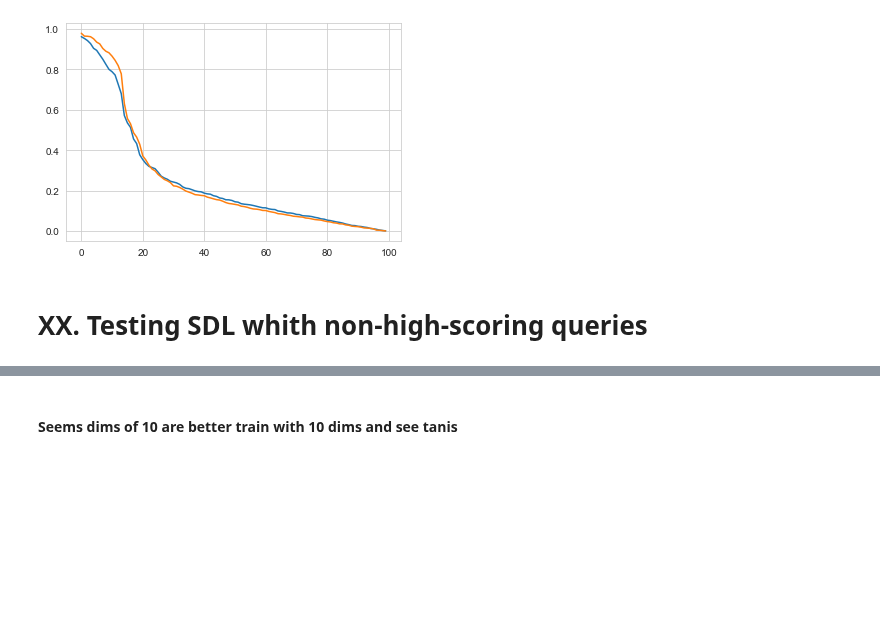
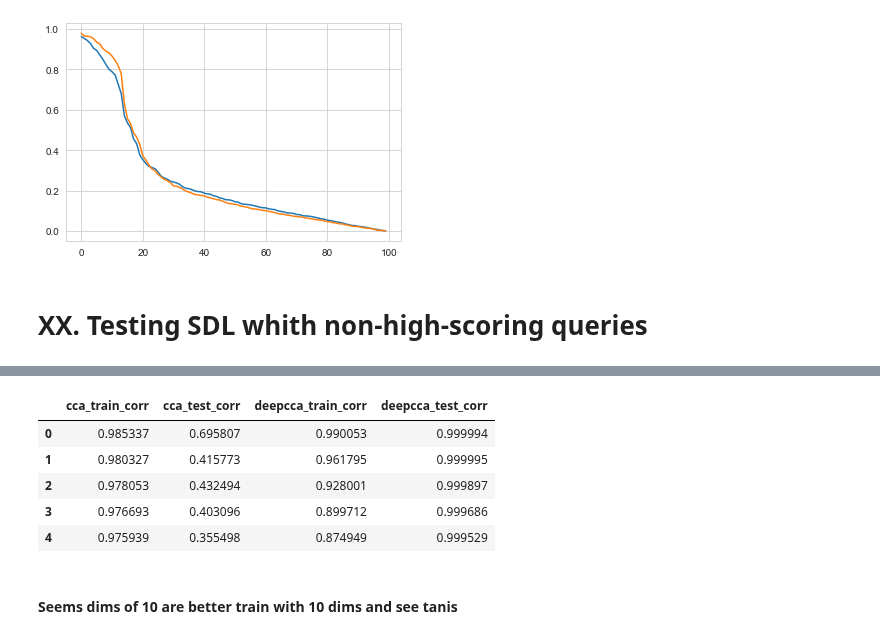
Before and after one commit to LukaLmelias/DeepCCA_thesis, a Jupyter notebook: DeepCCA_models_training.ipynb, the cells around one changed output, grey strips where cells are left out. Saved outputs shown, nothing was run; the diff lists cells and outputs as text; code cells hidden in the pictures; blank space fills up the shorter version.

Commit message:
script to train final model

```diff
--- a/DeepCCA_models_training.ipynb
+++ b/DeepCCA_models_training.ipynb
@@ -57,6 +57,6 @@ class Files:
 # %%
 # load df with all info
 path = './df_classes_max3_embeddings.pickle'
-df_all = Files(path).load_pickle()#[:1000] #just a subset for scripting
+df_all = Files(path).load_pickle()[:1000] #just a subset for scripting
 df_all.shape
 # %% [output]
@@ -1710,3 +1815,12 @@ Models.val_df.head(3) #check that updates are okay: only worked if its cca and s
+# %%
+correlations_df.head()
+# %% [output]
+|  | cca_train_corr | cca_test_corr | deepcca_train_corr | deepcca_test_corr |
+| 0 | 0.985337 | 0.695807 | 0.990053 | 0.999994 |
+| 1 | 0.980327 | 0.415773 | 0.961795 | 0.999995 |
+| 2 | 0.978053 | 0.432494 | 0.928001 | 0.999897 |
+| 3 | 0.976693 | 0.403096 | 0.899712 | 0.999686 |
+| 4 | 0.975939 | 0.355498 | 0.874949 | 0.999529 |
 # %% [markdown]
 #### Seems dims of 10 are better train with 10 dims and see tanis
 # %%
```
Also changed, not shown: parts of 4 cells of this notebook, 1 other file.
